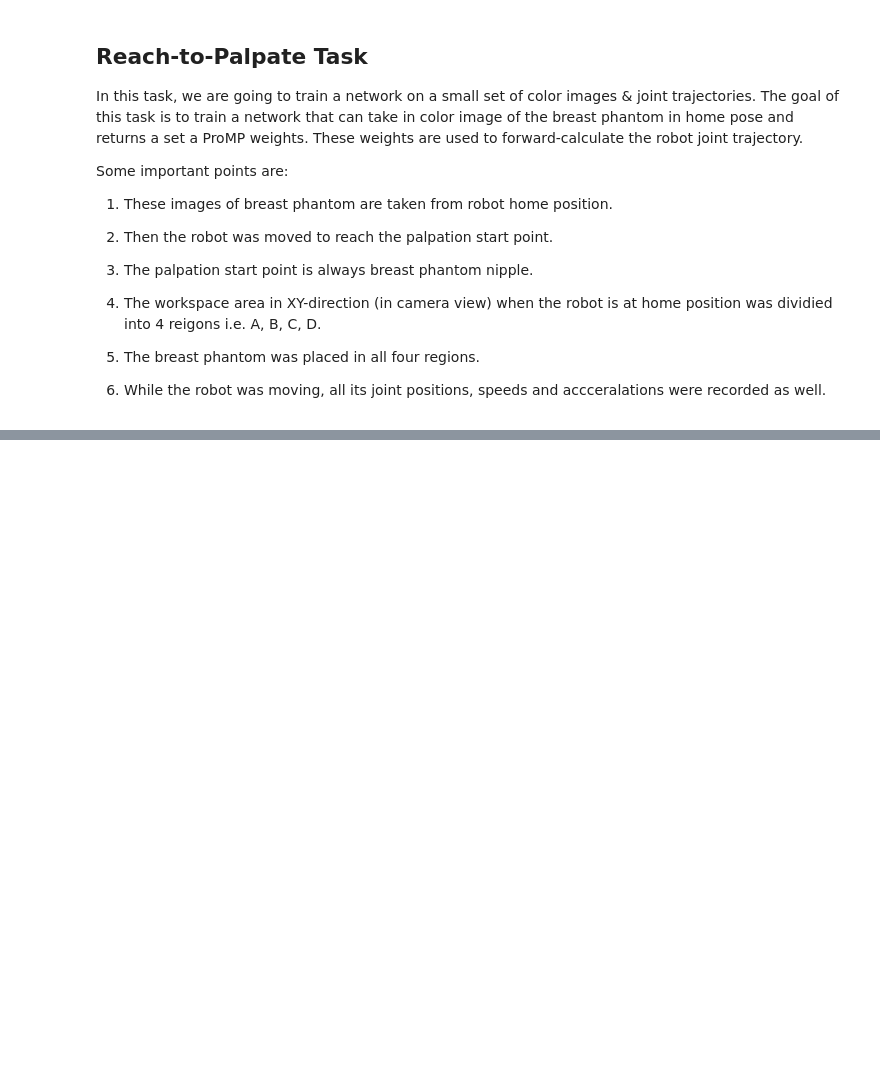
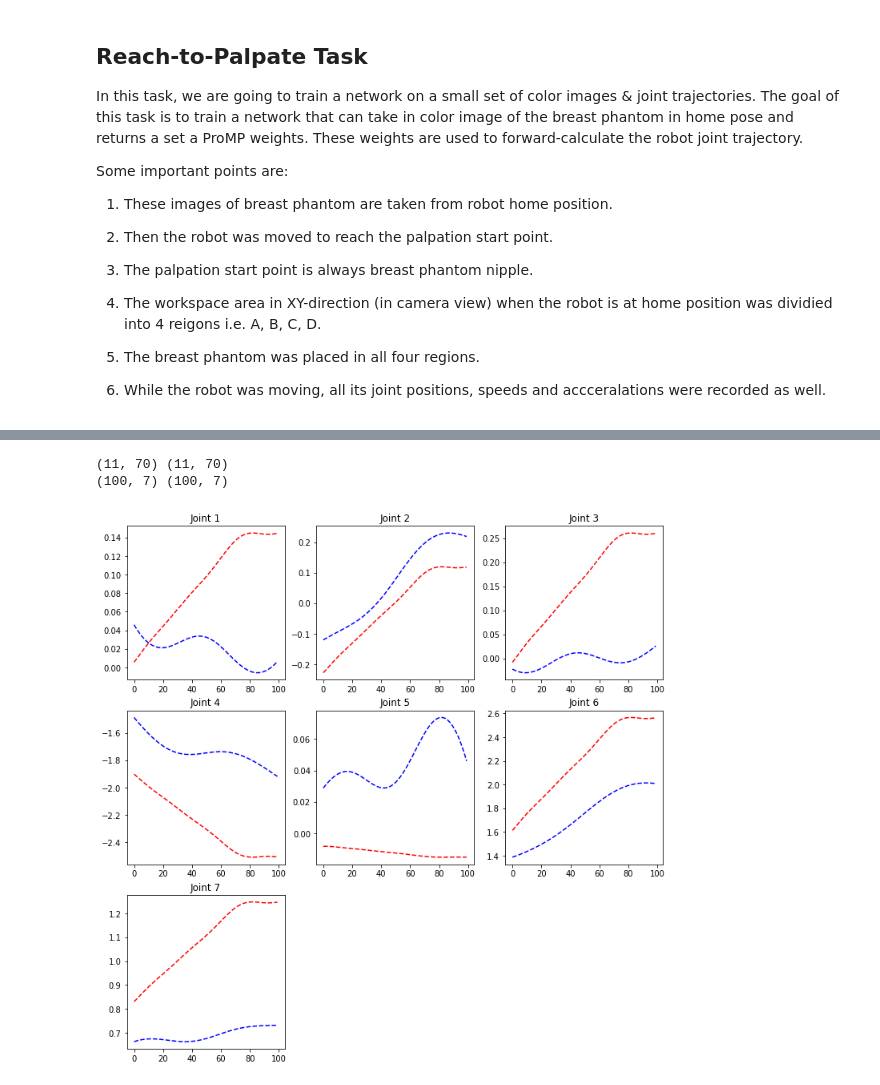
Before and after one commit to imanlab/CMP9764M_AdvancedRobotics_2022, a Jupyter notebook: Week7/rtp_cnn/rtp_rgbd_cnn.ipynb, the cells around one changed output, grey strips where cells are left out. Cells and saved outputs as stored; diff of their text form; code cells hidden in the pictures; blank space fills up the shorter version.

```diff
--- a/Week7/rtp_cnn/rtp_rgbd_cnn.ipynb
+++ b/Week7/rtp_cnn/rtp_rgbd_cnn.ipynb
@@ -469,0 +308,23 @@ Encoded images size:  (36, 32, 32, 3)
+# %%
+# Test case
+N = 4
+
+y_pred = model.predict( X_val )
+
+print ( y_pred.shape, y_val.shape )
+
+traj_test = promp.trajectory_from_weights( y_val[N] )
+traj_pred = promp.trajectory_from_weights( y_pred[N] )
+print (traj_test.shape, traj_pred.shape )
+
+fig = plt.figure(2, figsize=(12,12))
+
+for i in range(7):
+  plt.subplot(3,3,i+1)
+  plt.plot( traj_test[:, i] , 'r--')
+  plt.plot( traj_pred[:, i] , 'b--')
+  plt.title("Joint {}".format(i+1))
+# %% [output]
+(11, 70) (11, 70)
+(100, 7) (100, 7)
+[figure, added]
```
Also changed, not shown: parts of 26 cells of this notebook, 1 other file.
